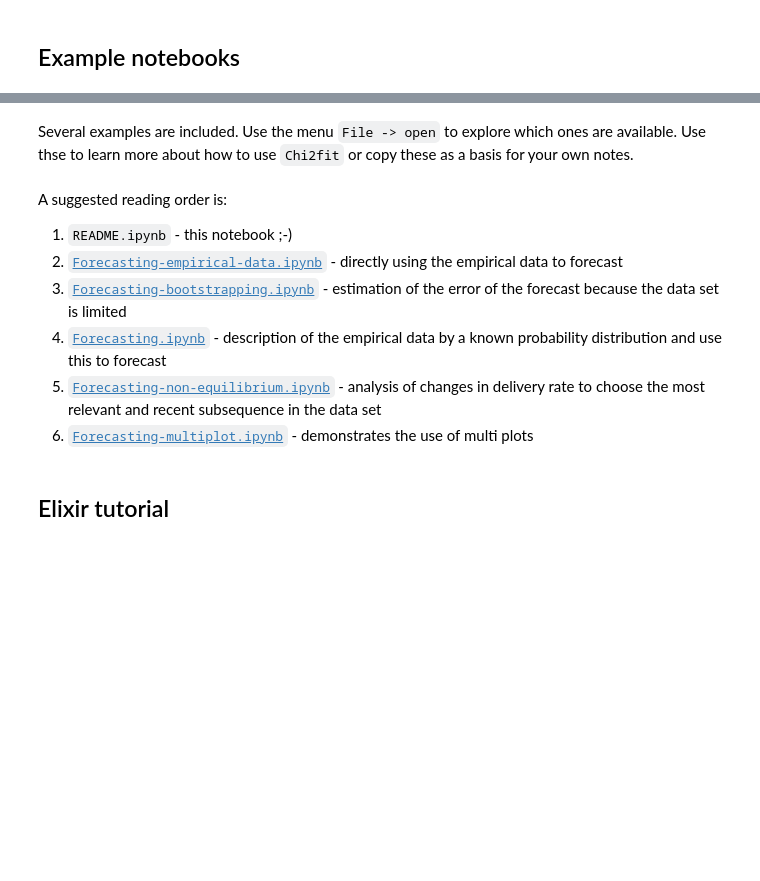
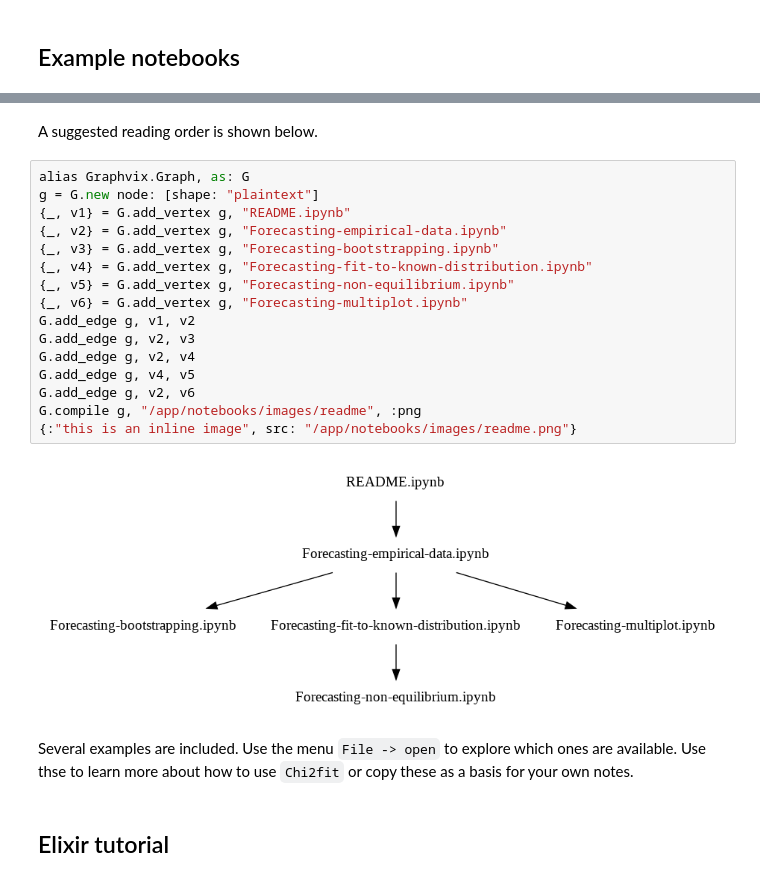
Before and after one commit to piisgaaf/chi2fit, a Jupyter notebook: notebooks/README.ipynb, the cells around one changed output, grey strips where cells are left out. Cells and saved outputs as stored; diff of their text form; blank space fills up the shorter version.

Commit message:
Improvements to README

```diff
--- a/notebooks/README.ipynb
+++ b/notebooks/README.ipynb
@@ -22,15 +31,26 @@ What to find in this notebook?
+# %% [markdown]
+A suggested reading order is shown below.
+# %%
+alias Graphvix.Graph, as: G
+g = G.new node: [shape: "plaintext"]
+{_, v1} = G.add_vertex g, "README.ipynb"
+{_, v2} = G.add_vertex g, "Forecasting-empirical-data.ipynb"
+{_, v3} = G.add_vertex g, "Forecasting-bootstrapping.ipynb"
+{_, v4} = G.add_vertex g, "Forecasting-fit-to-known-distribution.ipynb"
+{_, v5} = G.add_vertex g, "Forecasting-non-equilibrium.ipynb"
+{_, v6} = G.add_vertex g, "Forecasting-multiplot.ipynb"
+G.add_edge g, v1, v2
+G.add_edge g, v2, v3
+G.add_edge g, v2, v4
+G.add_edge g, v4, v5
+G.add_edge g, v2, v6
+G.compile g, "/app/notebooks/images/readme", :png
+{:"this is an inline image", src: "/app/notebooks/images/readme.png"}
+# %% [output]
+[figure, added]
 # %% [markdown]
 Several examples are included. Use the menu `File -> open` to explore which ones are available. Use
 thse to learn more about how to use `Chi2fit` or copy these as a basis for your own notes.
-# %% [markdown]
-A suggested reading order is:
-
-1. `README.ipynb` - this notebook ;-)
-1. [`Forecasting-empirical-data.ipynb`](Forecasting-empirical-data.ipynb) - directly using the empirical data to forecast
-1. [`Forecasting-bootstrapping.ipynb`](Forecasting-bootstrapping.ipynb) - estimation of the error of the forecast because the data set is limited
-1. [`Forecasting.ipynb`](Forecasting.ipynb) - description of the empirical data by a known probability distribution and use this to forecast
-1. [`Forecasting-non-equilibrium.ipynb`](Forecasting-non-equilibrium.ipynb) - analysis of changes in delivery rate to choose the most relevant and recent subsequence in the data set
-1. [`Forecasting-multiplot.ipynb`](Forecasting-multiplot.ipynb) - demonstrates the use of multi plots
 # %% [markdown]
 ## Elixir tutorial
 # %% [markdown]
```
Also changed, not shown: parts of 3 cells of this notebook, 3 other files.
